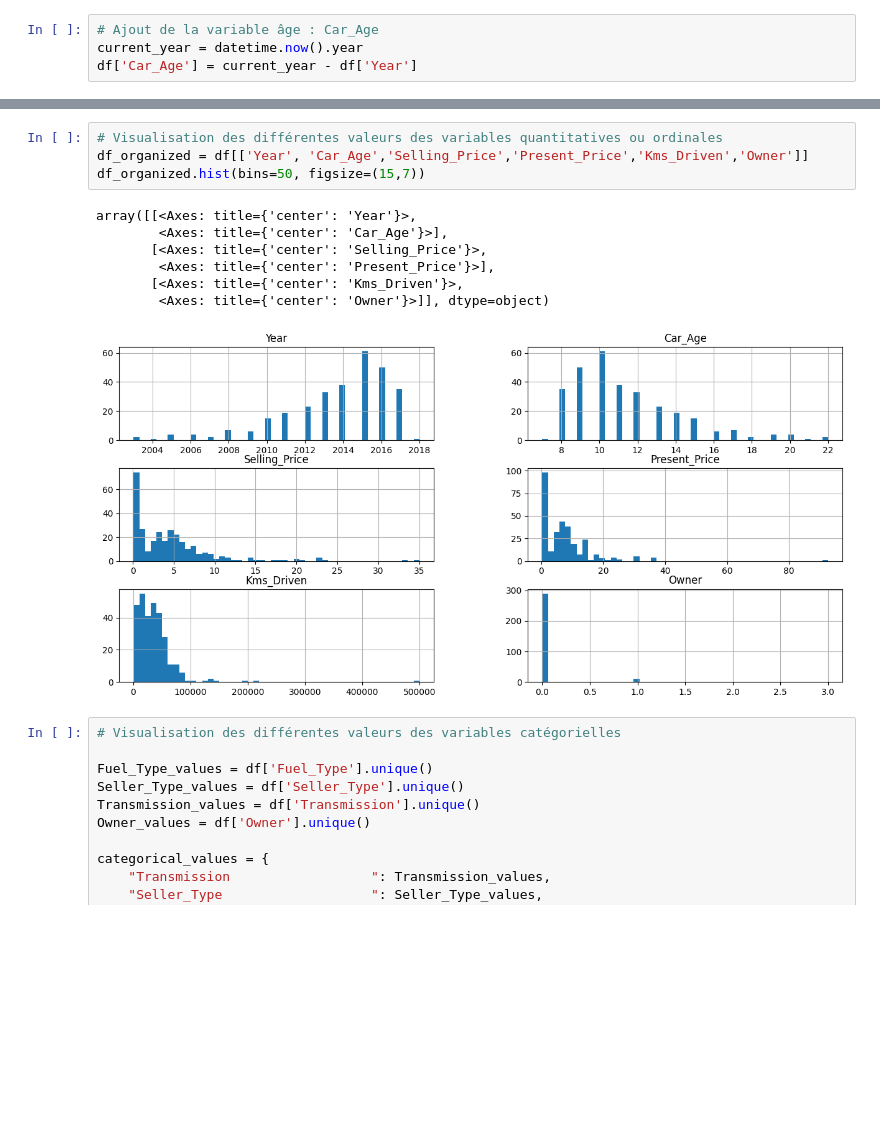
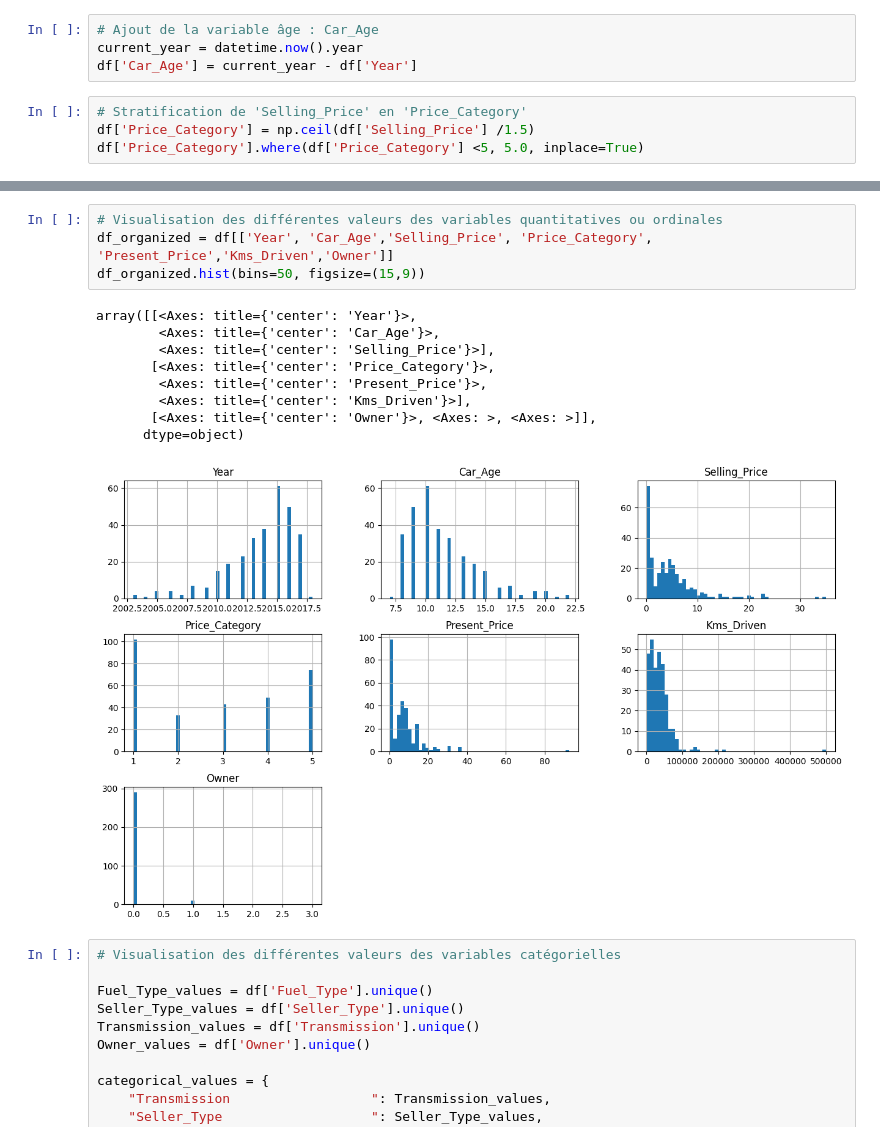
Before and after one commit to bruno-coulet/new-car, a Jupyter notebook: new-car.ipynb, the cells around one changed output, grey strips where cells are left out. Drawn from its saved outputs; the diff is of its cells as text; blank space fills up the shorter version.

Commit message:
dossier test, stratification par tranche de prix

```diff
--- a/new-car.ipynb
+++ b/new-car.ipynb
@@ -53,3 +54,7 @@ df.describe()
 # Ajout de la variable âge : Car_Age
 current_year = datetime.now().year
 df['Car_Age'] = current_year - df['Year']
+# %%
+# Stratification de 'Selling_Price' en 'Price_Category'
+df['Price_Category'] = np.ceil(df['Selling_Price'] /1.5)
+df['Price_Category'].where(df['Price_Category'] <5, 5.0, inplace=True)
@@ -56,15 +68,17 @@ df['Car_Age'] = current_year - df['Year']
 # %%
 # Visualisation des différentes valeurs des variables quantitatives ou ordinales
-df_organized = df[['Year', 'Car_Age','Selling_Price','Present_Price','Kms_Driven','Owner']]
-df_organized.hist(bins=50, figsize=(15,7))
+df_organized = df[['Year', 'Car_Age','Selling_Price', 'Price_Category', 'Present_Price','Kms_Driven','Owner']]
+df_organized.hist(bins=50, figsize=(15,9))
 # %% [output]
 array([[<Axes: title={'center': 'Year'}>,
-        <Axes: title={'center': 'Car_Age'}>],
-       [<Axes: title={'center': 'Selling_Price'}>,
-        <Axes: title={'center': 'Present_Price'}>],
-       [<Axes: title={'center': 'Kms_Driven'}>,
-        <Axes: title={'center': 'Owner'}>]], dtype=object)
+        <Axes: title={'center': 'Car_Age'}>,
+        <Axes: title={'center': 'Selling_Price'}>],
+       [<Axes: title={'center': 'Price_Category'}>,
+        <Axes: title={'center': 'Present_Price'}>,
+        <Axes: title={'center': 'Kms_Driven'}>],
+       [<Axes: title={'center': 'Owner'}>, <Axes: >, <Axes: >]],
+      dtype=object)
-[figure, old version]
+[figure, new version]
 # %%
 # Visualisation des différentes valeurs des variables catégorielles
 
```
Also changed, not shown: parts of 7 cells of this notebook, 3 other files.
